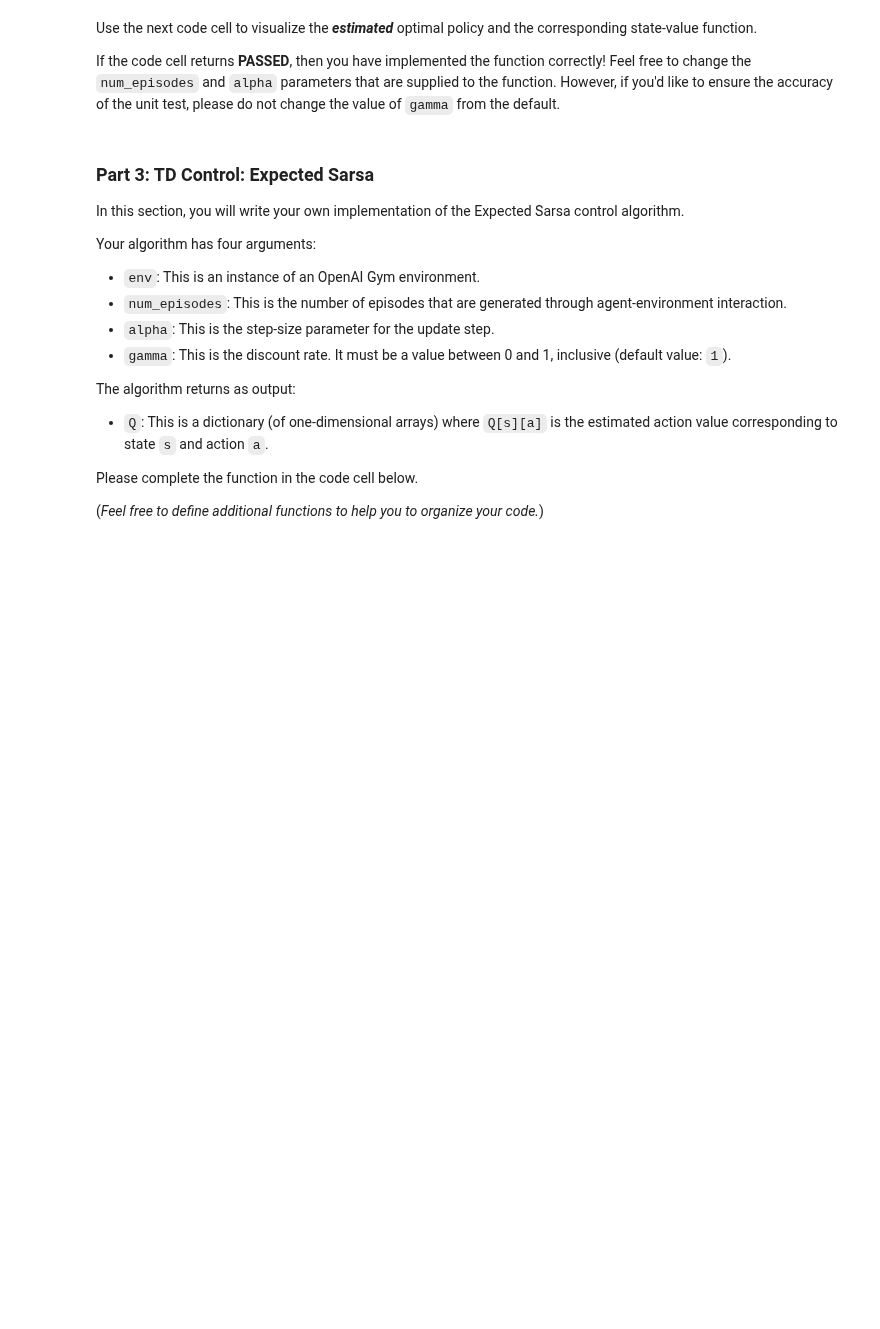
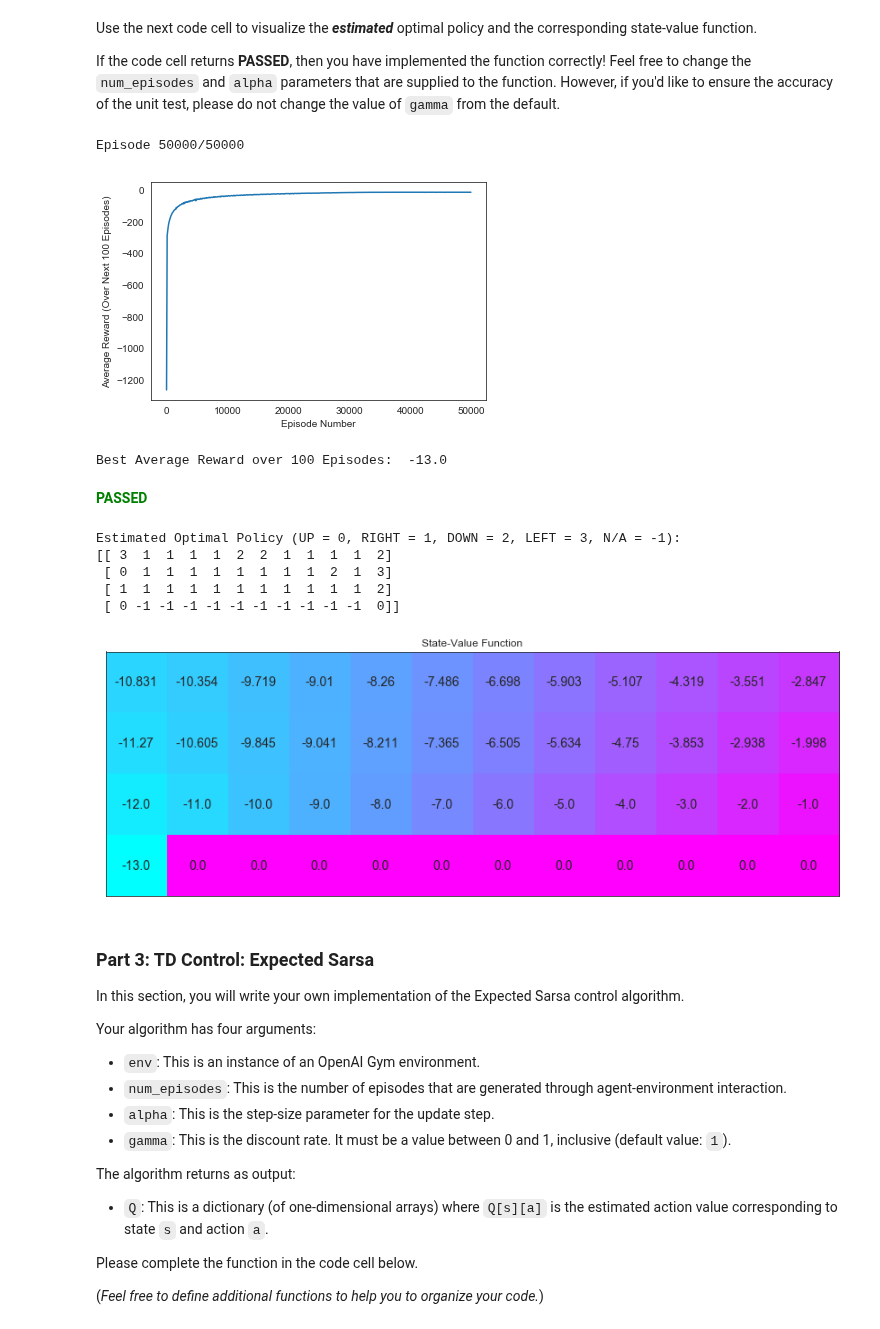
Before and after one commit to udacity/deep-reinforcement-learning, a Jupyter notebook: temporal-difference/Temporal_Difference.ipynb, the cells around one changed output. Drawn from its saved outputs; the diff is of its cells as text; code cells hidden in the pictures; blank space fills up the shorter version.

Commit message:
Q learning

```diff
--- a/temporal-difference/Temporal_Difference.ipynb
+++ b/temporal-difference/Temporal_Difference.ipynb
@@ -108,6 +100,7 @@ def eps_greedy(env, Q, state, eps):
 # %%
 def sarsa(env, num_episodes, alpha, gamma=1.0, eps_start=0.2, eps_decay=0.9999, eps_min=0.01, plot_every=100):
     # initialize action-value function (empty dictionary of arrays)
+    nA = env.action_space.n
     Q = defaultdict(lambda: np.zeros(env.nA))
     # initialize performance monitor
     tmp_scores = deque(maxlen=plot_every)     # deque for keeping track of scores
@@ -126,7 +119,7 @@ def sarsa(env, num_episodes, alpha, gamma=1.0, eps_start=0.2, eps_decay=0.9999,
         state = env.reset()
         #eps = max(eps*eps_decay, eps_min)
         eps = 1.0/i_episode
-        action = eps_greedy(env, Q, state, eps)
+        action = eps_greedy(Q, state, nA, eps)
 
         # Run one step ahead (not full ep)
         while True:
@@ -135,14 +128,14 @@ def sarsa(env, num_episodes, alpha, gamma=1.0, eps_start=0.2, eps_decay=0.9999,
             score += reward
             if not done:
                 # Choose action A_{t+1} using e-greedy policy derived from Q
-                next_action = eps_greedy(env, Q, state, eps)
+                next_action = eps_greedy(Q, state, nA, eps)
                 # Update the Q table for Q(S_t,A_t) using Q(S_{t+1},A_{t+1})
-                Q[state][action] = update_Q_sarsa(Q, state, action, next_state, next_action, reward, alpha, gamma)
+                Q[state][action] = update_Q_sarsa(Q, state, action, reward, alpha, gamma, next_state, next_action)
 
                 state = next_state # s -> s'
                 action = next_action # a -> a'
             if done:
-                Q[state][action] = update_Q_sarsa(Q, state, action, next_state, next_action, reward, alpha, gamma)
+                Q[state][action] = update_Q_sarsa(Q, state, action, reward, alpha, gamma)
                 tmp_scores.append(score)    # append score
                 break
         if (i_episode % plot_every == 0):
@@ -161,7 +154,7 @@ Use the next code cell to visualize the **_estimated_** optimal policy and the c
 If the code cell returns **PASSED**, then you have implemented the function correctly!  Feel free to change the `num_episodes` and `alpha` parameters that are supplied to the function.  However, if you'd like to ensure the accuracy of the unit test, please do not change the value of `gamma` from the default.
 # %%
 # obtain the estimated optimal policy and corresponding action-value function
-Q_sarsa = sarsa(env, 5000, .01)
+Q_sarsa = sarsa(env, 50000, .01)
 
 # print the estimated optimal policy
 policy_sarsa = np.array([np.argmax(Q_sarsa[key]) if key in Q_sarsa else -1 for key in np.arange(48)]).reshape(4,12)
@@ -194,14 +170,0 @@ Please complete the function in the code cell below.
-# %%
-def q_learning(env, num_episodes, alpha, gamma=1.0):
-    # initialize empty dictionary of arrays
-    Q = defaultdict(lambda: np.zeros(env.nA))
-    # loop over episodes
-    for i_episode in range(1, num_episodes+1):
-        # monitor progress
-        if i_episode % 100 == 0:
-            print("\rEpisode {}/{}".format(i_episode, num_episodes), end="")
-            sys.stdout.flush()
-
-        ## TODO: complete the function
-
-    return Q
@@ -207,0 +175,7 @@ def q_learning(env, num_episodes, alpha, gamma=1.0):
+# %%
+def update_Q_sarsamax(alpha, gamma, Q, state, action, reward, next_state=None):
+    Qsa_current = Q[state][action]
+    Qsa_next = np.max(Q[next_state]) if next_state is not None else 0
+    target = reward + gamma*Qsa_next
+    Q_updated = Qsa_current + alpha*(target - Qsa_current)
+    return Q_updated
@@ -211,16 +233,27 @@ Use the next code cell to visualize the **_estimated_** optimal policy and the c
 If the code cell returns **PASSED**, then you have implemented the function correctly!  Feel free to change the `num_episodes` and `alpha` parameters that are supplied to the function.  However, if you'd like to ensure the accuracy of the unit test, please do not change the value of `gamma` from the default.
 # %%
 # obtain the estimated optimal policy and corresponding action-value function
-Q_sarsamax = q_learning(env, 5000, .01)
+Q_sarsamax = q_learning(env, 50000, .001)
 
 # print the estimated optimal policy
 policy_sarsamax = np.array([np.argmax(Q_sarsamax[key]) if key in Q_sarsamax else -1 for key in np.arange(48)]).reshape((4,12))
 check_test.run_check('td_control_check', policy_sarsamax)
 print("\nEstimated Optimal Policy (UP = 0, RIGHT = 1, DOWN = 2, LEFT = 3, N/A = -1):")
 print(policy_sarsamax)
 
 # plot the estimated optimal state-value function
 plot_values([np.max(Q_sarsamax[key]) if key in Q_sarsamax else 0 for key in np.arange(48)])
+# %% [output]
+Episode 50000/50000
+[figure, added]
+Best Average Reward over 100 Episodes:  -13.0
+**<span style="color: green;">PASSED</span>**
+Estimated Optimal Policy (UP = 0, RIGHT = 1, DOWN = 2, LEFT = 3, N/A = -1):
+[[ 3  1  1  1  1  2  2  1  1  1  1  2]
+ [ 0  1  1  1  1  1  1  1  1  2  1  3]
+ [ 1  1  1  1  1  1  1  1  1  1  1  2]
+ [ 0 -1 -1 -1 -1 -1 -1 -1 -1 -1 -1  0]]
+[figure, added]
 # %% [markdown]
 ### Part 3: TD Control: Expected Sarsa
 
```
Also changed, not shown: parts of 6 cells of this notebook.
